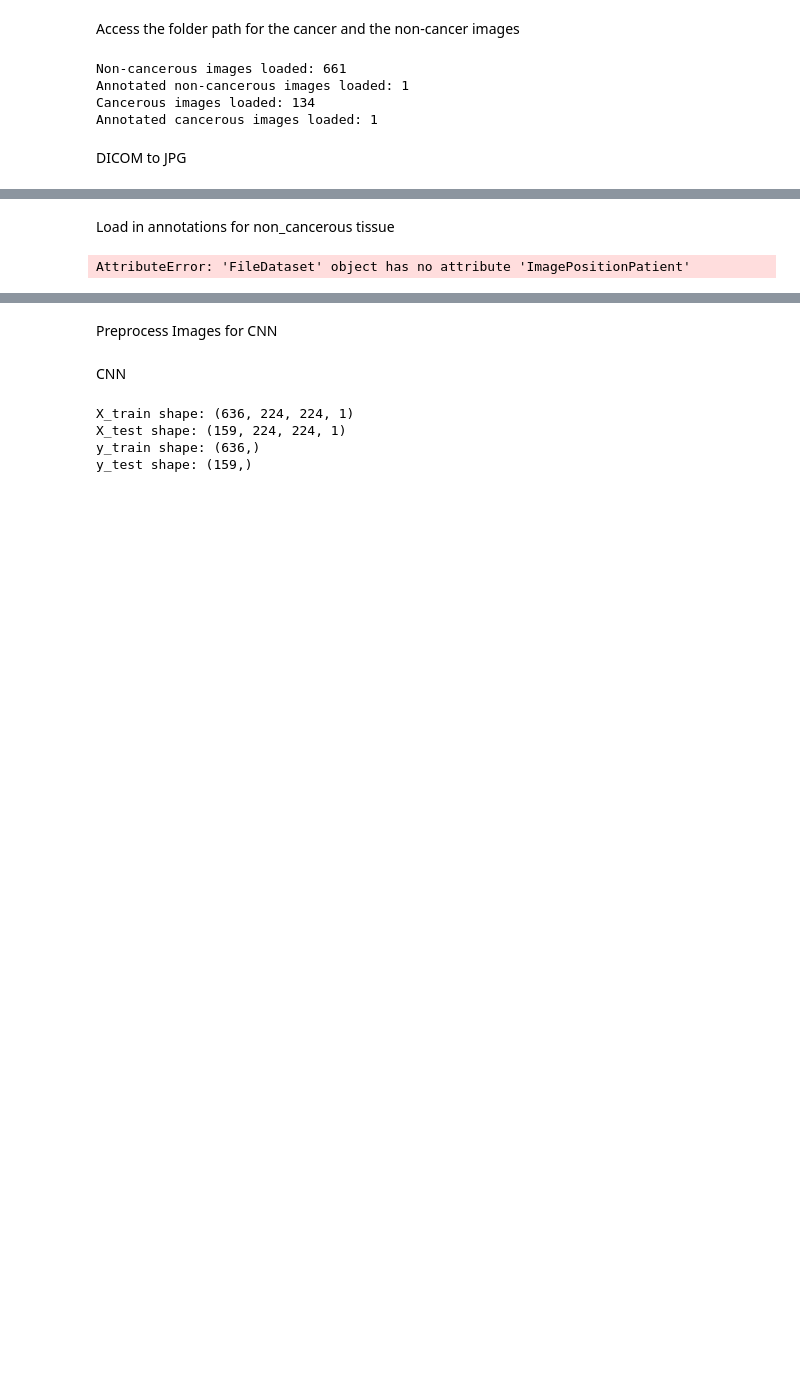
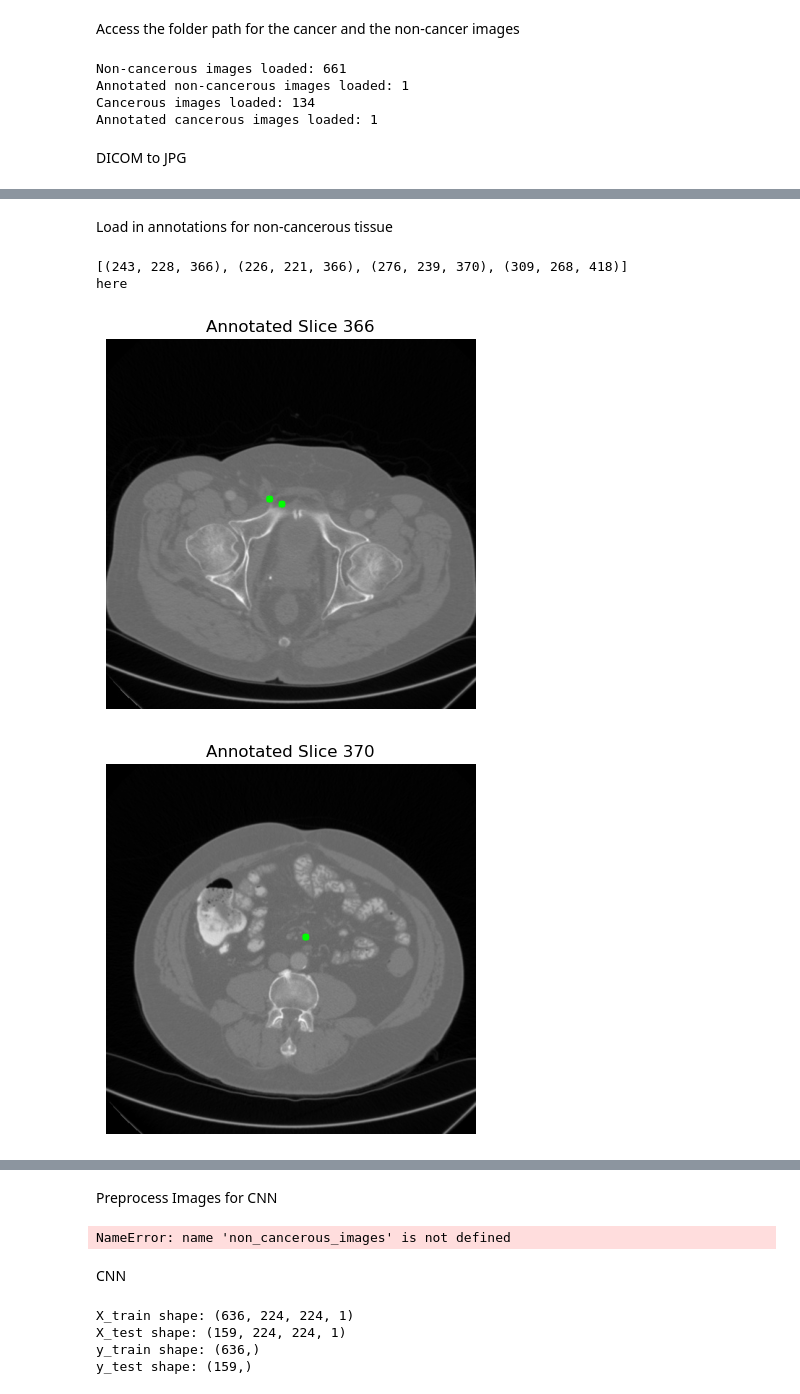
Before and after one commit to AnonymousKitty/CISC471-882, a Jupyter notebook: CISC_882.ipynb, the cells around one changed output, grey strips where cells are left out. Cells and saved outputs as stored; diff of their text form; code cells hidden in the pictures; blank space fills up the shorter version.

Commit message:
Add files via upload
Was able to check and map CT and segmentations together

```diff
--- a/CISC_882.ipynb
+++ b/CISC_882.ipynb
@@ -12,11 +13,11 @@ import pandas as pd
 # %% [markdown]
 Access the folder path for the cancer and the non-cancer images
 # %%
-personal_path = "/Users/theon/Documents/Classes/Computing/CISC 471/Data"
+personal_path = "/Users/olamideolanrewaju/Desktop/CNN/"
 non_cancerous_path = personal_path + "/Non-Cancerous-Images/abdominallymphnodes-26828"
-non_cancerous_annotations_path = personal_path + "/Non-Cancerous-Images/Annotations-26828"
-cancerous_path = personal_path + "/Cancerous-Images/NA-78735"
-cancerous_annotations_path = personal_path + "/Cancerous-Images/Annotations-78735"
+non_cancerous_annotations_path = personal_path + "Non-Cancerous-Images/300.000000-Lymph node segmentations-27473"
+cancerous_path = personal_path + "/Cancerous-Images/2.000000-NA-78735"
+cancerous_annotations_path = personal_path + "/Cancerous-Images/2000.000000-Fully Annotated-87693"
 # %%
 
 def load_dicom_images(folder_path):
@@ -69,35 +200,6 @@ convert_annotations_to_jpg(non_cancerous_annotated_images, non_cancerous_annotat
 # %% [markdown]
-Load in annotations for non_cancerous tissue
+Load in annotations for non-cancerous tissue
 # %%
-def get_dicom_files(folder_path):
-    files = []
-    for file_name in os.listdir(folder_path):
-        if file_name.endswith(".dcm"):
-            path = os.path.join(folder_path, file_name)
-            files.append(pydicom.dcmread(path))
-    return files
-
-# find positions of each image
-def map_ct_to_seg(ct_path, seg_path):
-    # get all the dicom files in an array
-    ct_dicoms = get_dicom_files(ct_path)
-    seg_dicoms = get_dicom_files(seg_path)
-    # map all the data from the files in a readable dictionary
-    ct_positions = {f.ImagePositionPatient[2]: f for f in ct_dicoms}
-    seg_positions = {f.ImagePositionPatient[2]: f for f in seg_dicoms}
-
-    # Check alignment by comparing positions
-    for position, seg_slice in seg_positions.items():
-        ct_slice = ct_positions.get(position)
-        if ct_slice:
-            print(f"Match found for position {position}")
-        else:
-            print(f"No matching CT slice for segmentation slice at position {position}")
-    return
-
-
-
-
 
 # Load voxel indices from TXT file
 def load_voxel_indices(file_path):
@@ -125,37 +227,39 @@ def process_jpg_with_voxel_annotations(image_folder, voxel_file, output_folder,
     # Iterate through JPG images in the folder
     for slice_idx, file_name in enumerate(sorted(os.listdir(image_folder))):
         if file_name.endswith(".jpg"):
             # Load the image
             image_path = os.path.join(image_folder, file_name)
             image = cv2.imread(image_path)
 
             # Filter points for the current slice
             slice_points = [(x, y, z) for x, y, z in voxel_points if z == slice_idx]
             if slice_idx == 366:
                 print('here')
 
             annotated_image = overlay_voxel_points(image, slice_points)
 
             # Save the annotated image
             output_path = os.path.join(output_folder, f"annotated_{file_name}")
             cv2.imwrite(output_path, annotated_image)
 
             # Display the annotated image only if we haven't reached the display limit
             if (images_displayed < display_limit and slice_points):
                 plt.imshow(cv2.cvtColor(annotated_image, cv2.COLOR_BGR2RGB))
                 plt.title(f"Annotated Slice {slice_idx}")
                 plt.axis('off')
                 plt.show()
                 images_displayed += 1  # Increment the display counter
 
 
 # Usage
-# image_folder = non_cancerous_path + "/images"  # Folder with JPG files
-# voxel_file = non_cancerous_annotations_path + "/ABD_LYMPH_001_lymphnodes_indices.txt"  # Voxel indices file
-# output_folder = personal_path + "/annotated_non-cancerous_images"  # Folder to save annotated images
-# os.makedirs(output_folder, exist_ok=True)
+image_folder = non_cancerous_path + "/images"  # Folder with JPG files
+voxel_file = non_cancerous_annotations_path + "/annotations/ABD_LYMPH_001_lymphnodes_indices.txt"  # Voxel indices file
+output_folder = personal_path + "/annotated_non-cancerous_images"  # Folder to save annotated images
+os.makedirs(output_folder, exist_ok=True)
 
-# process_jpg_with_voxel_annotations(image_folder, voxel_file, output_folder)
-map_ct_to_seg(non_cancerous_path, non_cancerous_annotations_path)
+process_jpg_with_voxel_annotations(image_folder,voxel_file,output_folder)
 # %% [output]
-AttributeError: 'FileDataset' object has no attribute 'ImagePositionPatient'
+[(243, 228, 366), (226, 221, 366), (276, 239, 370), (309, 268, 418)]
+here
+[figure, added]
+[figure, added]
@@ -174,6 +279,8 @@ cancerous_images_resized = [preprocess_image(img) for img in cancerous_images]
 #Normalization
 non_cancerous_images_normalized = [img / 255.0 for img in non_cancerous_images_resized]
 cancerous_images_normalized = [img / 255.0 for img in cancerous_images_resized]
+# %% [output]
+NameError: name 'non_cancerous_images' is not defined
 # %% [markdown]
 CNN
 # %%
```
Also changed, not shown: parts of 7 cells of this notebook.
